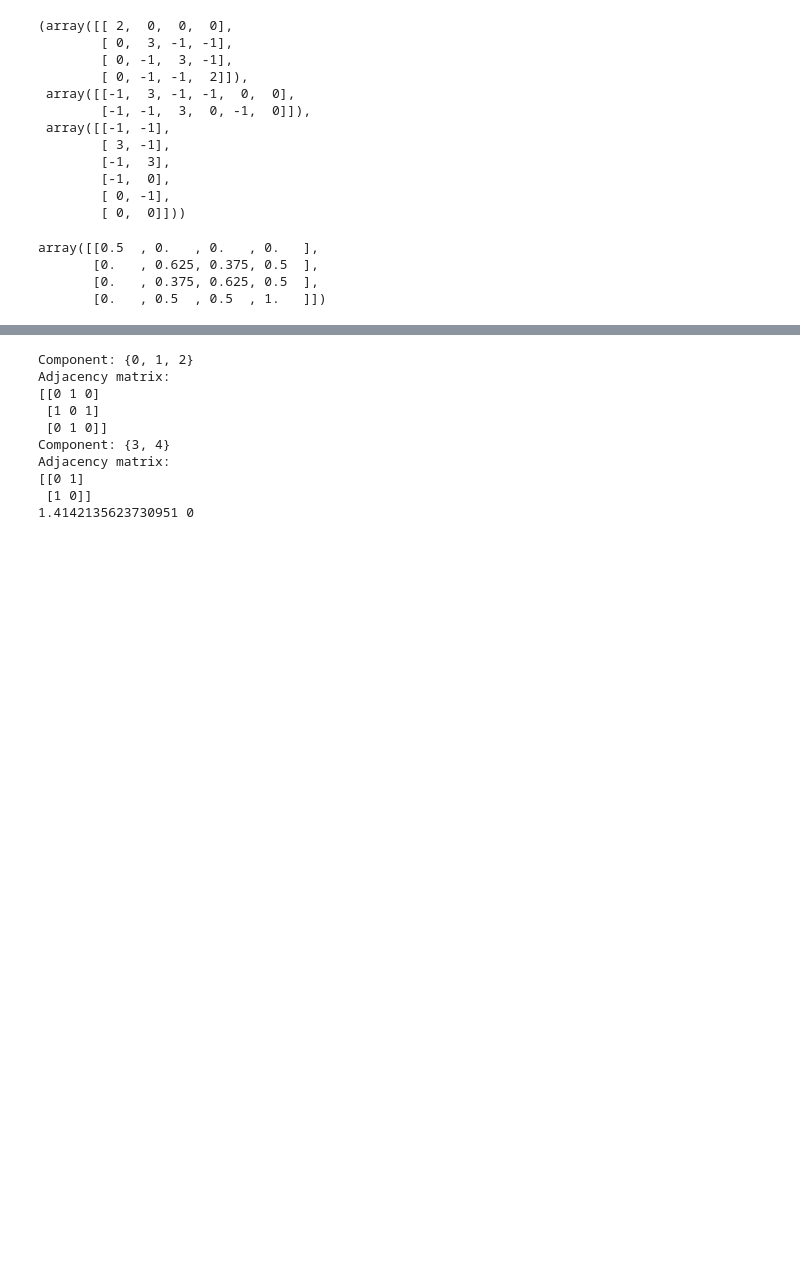
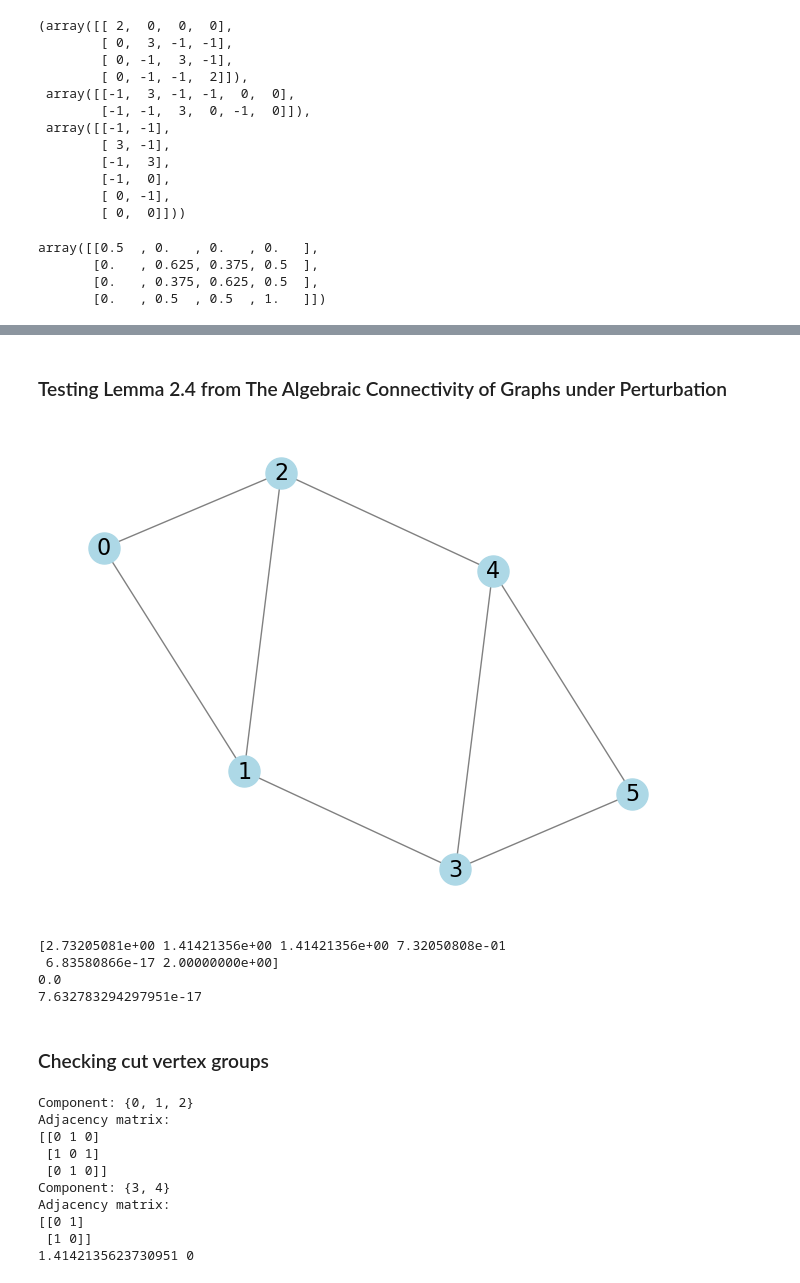
Before and after one commit to seyfdall/laplace-spread-conjecture, a Jupyter notebook: scratch.ipynb, the cells around one changed output, grey strips where cells are left out. Drawn from its saved outputs; the diff is of its cells as text; code cells hidden in the pictures; blank space fills up the shorter version.

Commit message:
Added monotonicity and dominating edge tests

```diff
--- a/scratch.ipynb
+++ b/scratch.ipynb
@@ -58,3 +109,43 @@ plt.show()
+# %% [markdown]
+### Testing Lemma 2.4 from The Algebraic Connectivity of Graphs under Perturbation
+# %%
+# Example adjacency matrix
+adj_matrix = np.array([
+    [0, 1, 1, 0, 0, 0],
+    [1, 0, 1, 1, 0, 0],
+    [1, 1, 0, 0, 1, 0],
+    [0, 1, 0, 0, 1, 1],
+    [0, 0, 1, 1, 0, 1],
+    [0, 0, 0, 1, 1, 0]
+])
+
+adj_matrix_sub1 = np.array([
+    [0]
+])
+
+adj_matrix_sub2 = np.array([
+    [0, 1, 1],
+    [1, 0, 1],
+    [0, 1, 1]
+])
+
+# Create a NetworkX graph from the adjacency matrix
+G = nx.from_numpy_array(adj_matrix)
+
+nx.draw(G, with_labels=True, node_color='lightblue', edge_color='gray', node_size=500, font_size=16)
+plt.show()
+
+print(np.abs(np.linalg.eigvals(adj_matrix)))
+print(np.min(np.abs(np.linalg.eigvals(adj_matrix_sub1))))
+print(np.min(np.abs(np.linalg.eigvals(adj_matrix_sub2))))
+# %% [output]
+[figure, added]
+[2.73205081e+00 1.41421356e+00 1.41421356e+00 7.32050808e-01
+ 6.83580866e-17 2.00000000e+00]
+0.0
+7.632783294297951e-17
+# %% [markdown]
+### Checking cut vertex groups
 # %%
 # Example adjacency matrix
 adj_matrix = np.array([
```
Also changed, not shown: parts of 12 cells of this notebook, 10 other files.
